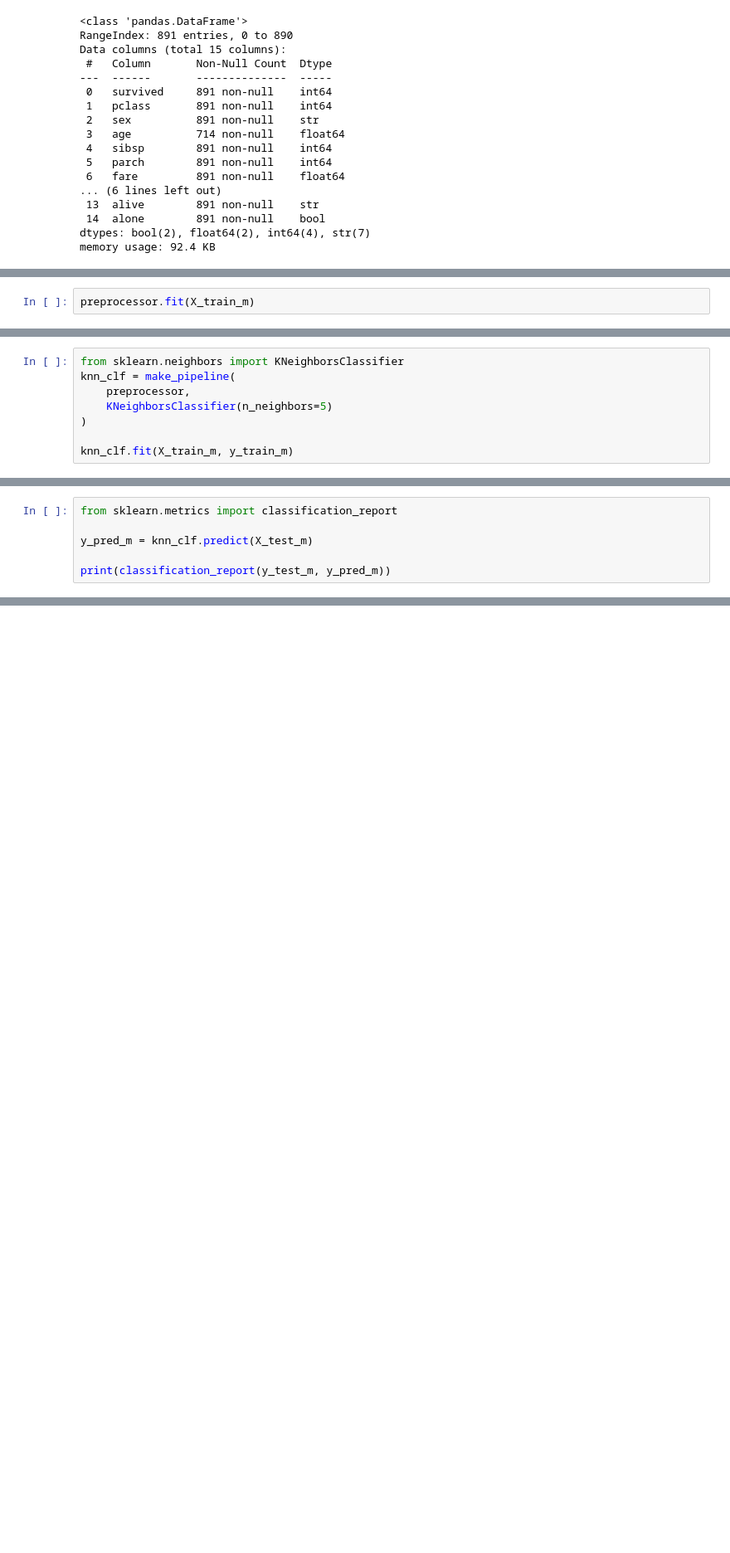
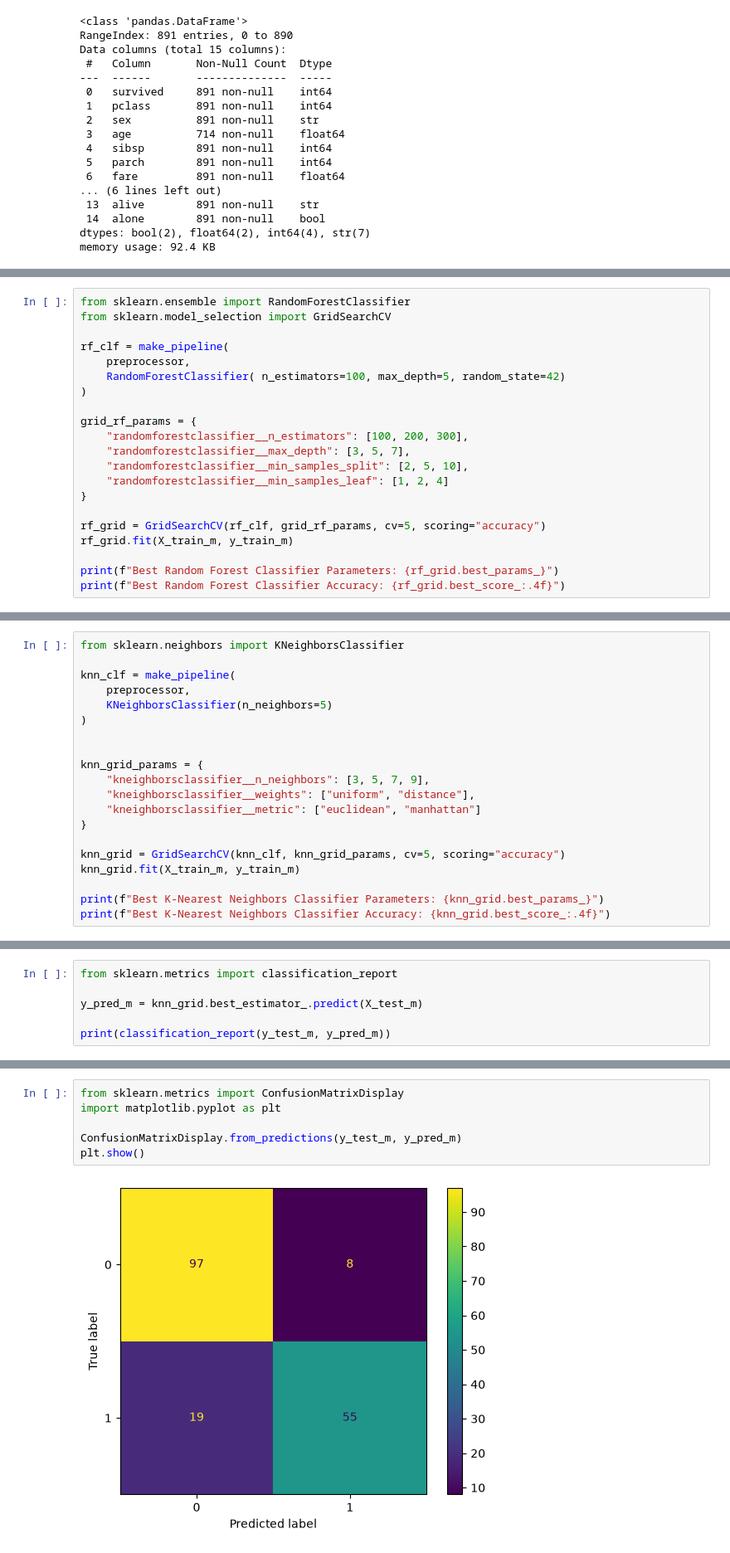
Before and after one commit to yusufjonc07/ML, a Jupyter notebook: notebooks/ClfTitanic.ipynb, the cells around one changed output, grey strips where cells are left out. Shown at 83% size. Drawn from its saved outputs; the diff is of its cells as text; blank space fills up the shorter version.

```diff
--- a/notebooks/ClfTitanic.ipynb
+++ b/notebooks/ClfTitanic.ipynb
@@ -110,3 +184,22 @@ preprocessor = ColumnTransformer([
 # %%
-preprocessor.fit(X_train_m)
+from sklearn.ensemble import RandomForestClassifier
+from sklearn.model_selection import GridSearchCV
+
+rf_clf = make_pipeline(
+    preprocessor,
+    RandomForestClassifier( n_estimators=100, max_depth=5, random_state=42)
+)
+
+grid_rf_params = {
+    "randomforestclassifier__n_estimators": [100, 200, 300],
+    "randomforestclassifier__max_depth": [3, 5, 7],
+    "randomforestclassifier__min_samples_split": [2, 5, 10],
+    "randomforestclassifier__min_samples_leaf": [1, 2, 4]
+}
+
+rf_grid = GridSearchCV(rf_clf, grid_rf_params, cv=5, scoring="accuracy")
+rf_grid.fit(X_train_m, y_train_m)
+
+print(f"Best Random Forest Classifier Parameters: {rf_grid.best_params_}")
+print(f"Best Random Forest Classifier Accuracy: {rf_grid.best_score_:.4f}")
 # %% [output]
@@ -126,9 +249,21 @@ ColumnTransformer(transformers=[('cat',
 # %%
 from sklearn.neighbors import KNeighborsClassifier
+
 knn_clf = make_pipeline(
     preprocessor,
     KNeighborsClassifier(n_neighbors=5)
 )
 
-knn_clf.fit(X_train_m, y_train_m)
+
+knn_grid_params = {
+    "kneighborsclassifier__n_neighbors": [3, 5, 7, 9],
+    "kneighborsclassifier__weights": ["uniform", "distance"],
+    "kneighborsclassifier__metric": ["euclidean", "manhattan"]
+}
+
+knn_grid = GridSearchCV(knn_clf, knn_grid_params, cv=5, scoring="accuracy")
+knn_grid.fit(X_train_m, y_train_m)
+
+print(f"Best K-Nearest Neighbors Classifier Parameters: {knn_grid.best_params_}")
+print(f"Best K-Nearest Neighbors Classifier Accuracy: {knn_grid.best_score_:.4f}")
 # %% [output]
@@ -152,7 +272,7 @@ Pipeline(steps=[('columntransformer',
 # %%
 from sklearn.metrics import classification_report
 
-y_pred_m = knn_clf.predict(X_test_m)
+y_pred_m = knn_grid.best_estimator_.predict(X_test_m)
 
 print(classification_report(y_test_m, y_pred_m))
 # %% [output]
@@ -166,0 +287,8 @@ weighted avg       0.83      0.83      0.83       179
+# %%
+from sklearn.metrics import ConfusionMatrixDisplay
+import matplotlib.pyplot as plt
+
+ConfusionMatrixDisplay.from_predictions(y_test_m, y_pred_m)
+plt.show()
+# %% [output]
+[figure, added]
```
Also changed, not shown: parts of 30 cells of this notebook.
